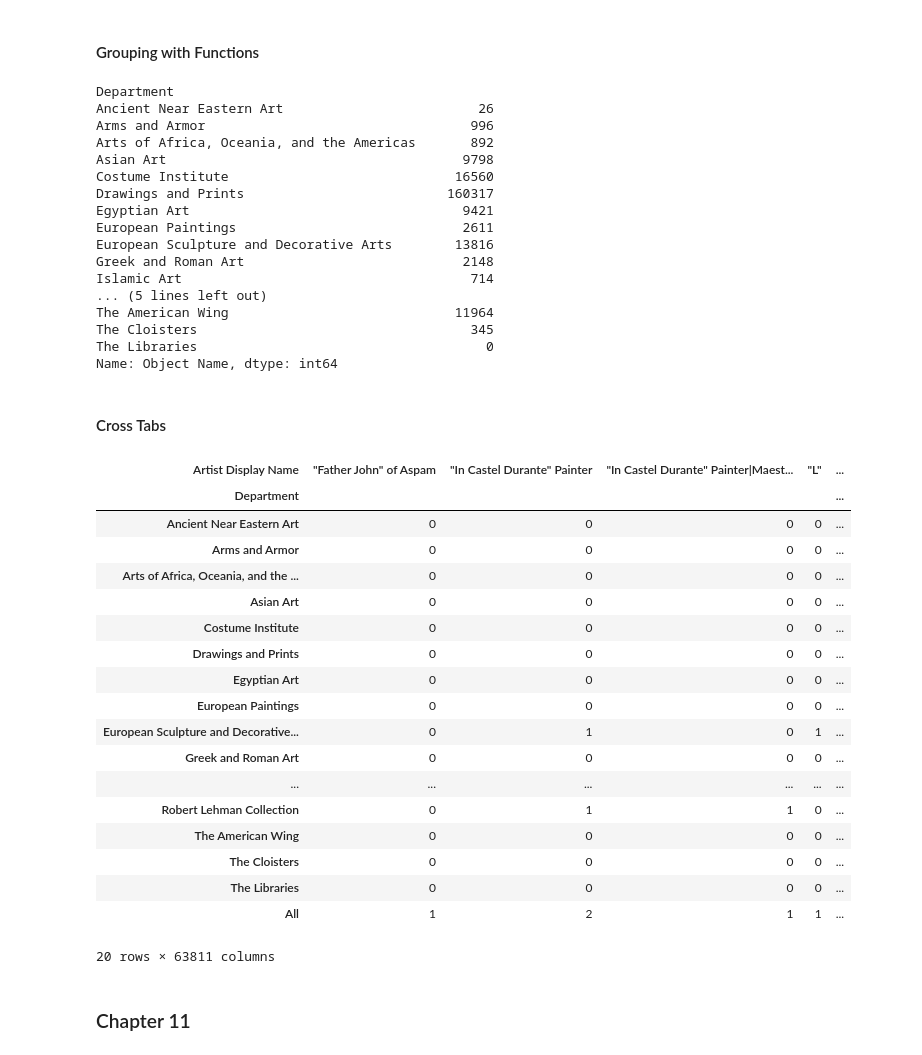
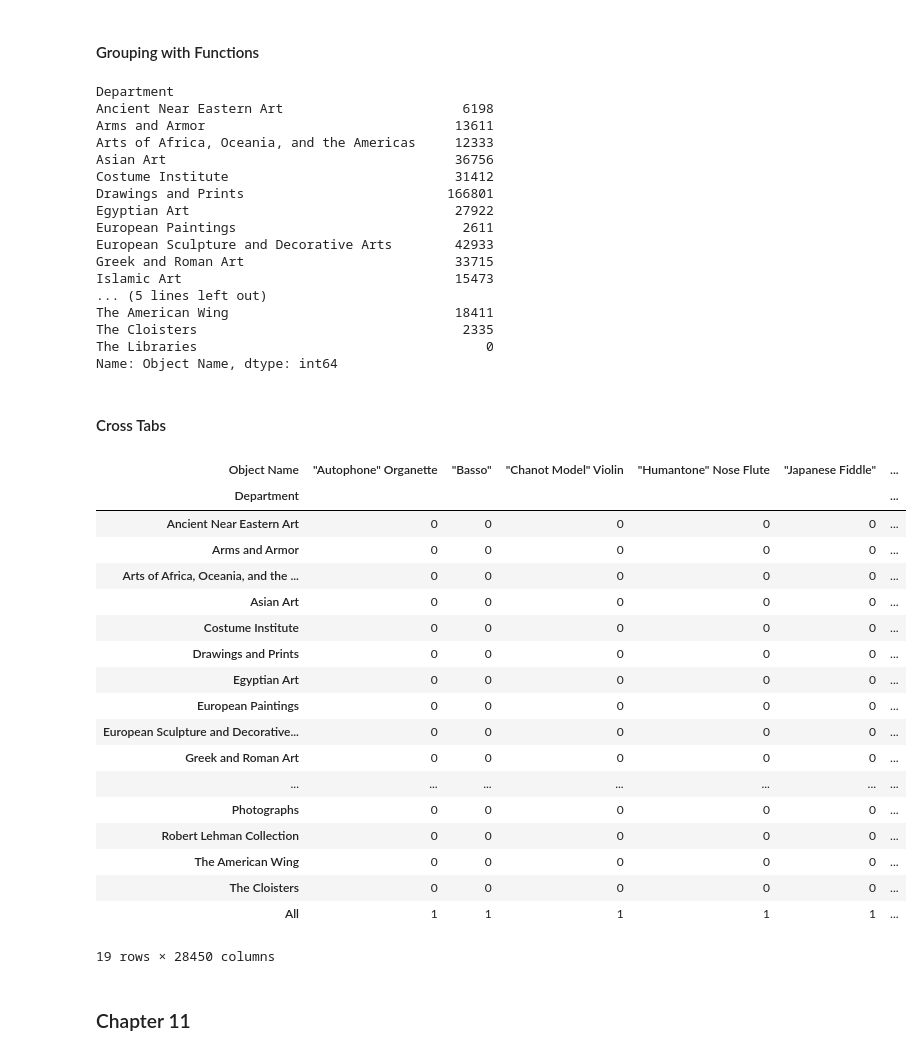
Before and after one commit to cableredi/BellevueUniv_MDS, a Jupyter notebook: DSC540/Week_5_6/Week_5_6_CableKimberly.ipynb, the cells around one changed output. Drawn from its saved outputs; the diff is of its cells as text; code cells hidden in the pictures.

```diff
--- a/DSC540/Week_5_6/Week_5_6_CableKimberly.ipynb
+++ b/DSC540/Week_5_6/Week_5_6_CableKimberly.ipynb
@@ -129,7 +129,3 @@ Tags                       277404
 Tags AAT URL               277404
 Tags Wikidata URL          277404
 dtype: int64
-# %%
-# Drop all rows containing less that 50% of valid data
-met_cleaned = met_cleaned.dropna(how = 'any', axis = 0, thresh = met_cleaned.shape[1] * 0.5)
-met_cleaned.shape
@@ -138,4 +131,0 @@ met_cleaned.shape
-# %%
-# Drop all columns containing less that 50% of valid data
-met_cleaned = met_cleaned.dropna(how = 'any', axis = 1, thresh = met_cleaned.shape[1] * 0.5)
-met_cleaned.shape
@@ -143,0 +132,6 @@ met_cleaned.shape
+# %%
+# Drop all columns containing less that 80% of valid data
+percent = 0.80
+min_count = int(((100 - percent) / 100) * met_cleaned.shape[1] + 1)
+met_cleaned = met_cleaned.dropna(axis = 1, thresh = min_count)
+met_cleaned.shape
@@ -403,47 +399,47 @@ american_modern.head()
 met_cleaned.groupby('Department')['Object Name'].count()
 # %% [output]
 Department
-Ancient Near Eastern Art                         26
-Arms and Armor                                  996
-Arts of Africa, Oceania, and the Americas       892
-Asian Art                                      9798
-Costume Institute                             16560
-Drawings and Prints                          160317
-Egyptian Art                                   9421
+Ancient Near Eastern Art                       6198
+Arms and Armor                                13611
+Arts of Africa, Oceania, and the Americas     12333
+Asian Art                                     36756
+Costume Institute                             31412
+Drawings and Prints                          166801
+Egyptian Art                                  27922
 European Paintings                             2611
-European Sculpture and Decorative Arts        13816
-Greek and Roman Art                            2148
-Islamic Art                                     714
+European Sculpture and Decorative Arts        42933
+Greek and Roman Art                           33715
+Islamic Art                                   15473
 ... (5 lines left out)
-The American Wing                             11964
-The Cloisters                                   345
+The American Wing                             18411
+The Cloisters                                  2335
 The Libraries                                     0
 Name: Object Name, dtype: int64
 # %% [markdown]
 #### Cross Tabs
 # %%
-# See how many artists pieces are in each department
-pd.crosstab(met_cleaned['Department'], met_cleaned['Artist Display Name'], margins = True)
+# See how many ojects are in each department
+pd.crosstab(met_cleaned['Department'], met_cleaned['Object Name'],  margins = True)
 # %% [output]
-| Artist Display Name | "Father John" of Aspam | "In Castel Durante" Painter | "In Castel Durante" Painter|Maest... | "L" | ... |
-| Department |  |  |  |  | ... |
-| Ancient Near Eastern Art | 0 | 0 | 0 | 0 | ... |
-| Arms and Armor | 0 | 0 | 0 | 0 | ... |
-| Arts of Africa, Oceania, and the ... | 0 | 0 | 0 | 0 | ... |
-| Asian Art | 0 | 0 | 0 | 0 | ... |
-| Costume Institute | 0 | 0 | 0 | 0 | ... |
-| Drawings and Prints | 0 | 0 | 0 | 0 | ... |
-| Egyptian Art | 0 | 0 | 0 | 0 | ... |
-| European Paintings | 0 | 0 | 0 | 0 | ... |
-| European Sculpture and Decorative... | 0 | 1 | 0 | 1 | ... |
-| Greek and Roman Art | 0 | 0 | 0 | 0 | ... |
-| ... | ... | ... | ... | ... | ... |
-| Robert Lehman Collection | 0 | 1 | 1 | 0 | ... |
-| The American Wing | 0 | 0 | 0 | 0 | ... |
-| The Cloisters | 0 | 0 | 0 | 0 | ... |
-| The Libraries | 0 | 0 | 0 | 0 | ... |
-| All | 1 | 2 | 1 | 1 | ... |
+| Object Name | "Autophone" Organette | "Basso" | "Chanot Model" Violin | "Humantone" Nose Flute | "Japanese Fiddle" | ... |
+| Department |  |  |  |  |  | ... |
+| Ancient Near Eastern Art | 0 | 0 | 0 | 0 | 0 | ... |
+| Arms and Armor | 0 | 0 | 0 | 0 | 0 | ... |
+| Arts of Africa, Oceania, and the ... | 0 | 0 | 0 | 0 | 0 | ... |
+| Asian Art | 0 | 0 | 0 | 0 | 0 | ... |
+| Costume Institute | 0 | 0 | 0 | 0 | 0 | ... |
+| Drawings and Prints | 0 | 0 | 0 | 0 | 0 | ... |
+| Egyptian Art | 0 | 0 | 0 | 0 | 0 | ... |
+| European Paintings | 0 | 0 | 0 | 0 | 0 | ... |
+| European Sculpture and Decorative... | 0 | 0 | 0 | 0 | 0 | ... |
+| Greek and Roman Art | 0 | 0 | 0 | 0 | 0 | ... |
+| ... | ... | ... | ... | ... | ... | ... |
+| Photographs | 0 | 0 | 0 | 0 | 0 | ... |
+| Robert Lehman Collection | 0 | 0 | 0 | 0 | 0 | ... |
+| The American Wing | 0 | 0 | 0 | 0 | 0 | ... |
+| The Cloisters | 0 | 0 | 0 | 0 | 0 | ... |
+| All | 1 | 1 | 1 | 1 | 1 | ... |
-20 rows × 63811 columns
+19 rows × 28450 columns
 # %% [markdown]
 ### Chapter 11
 # %% [markdown]
```
Also changed, not shown: parts of 26 cells of this notebook, 5 other files.
